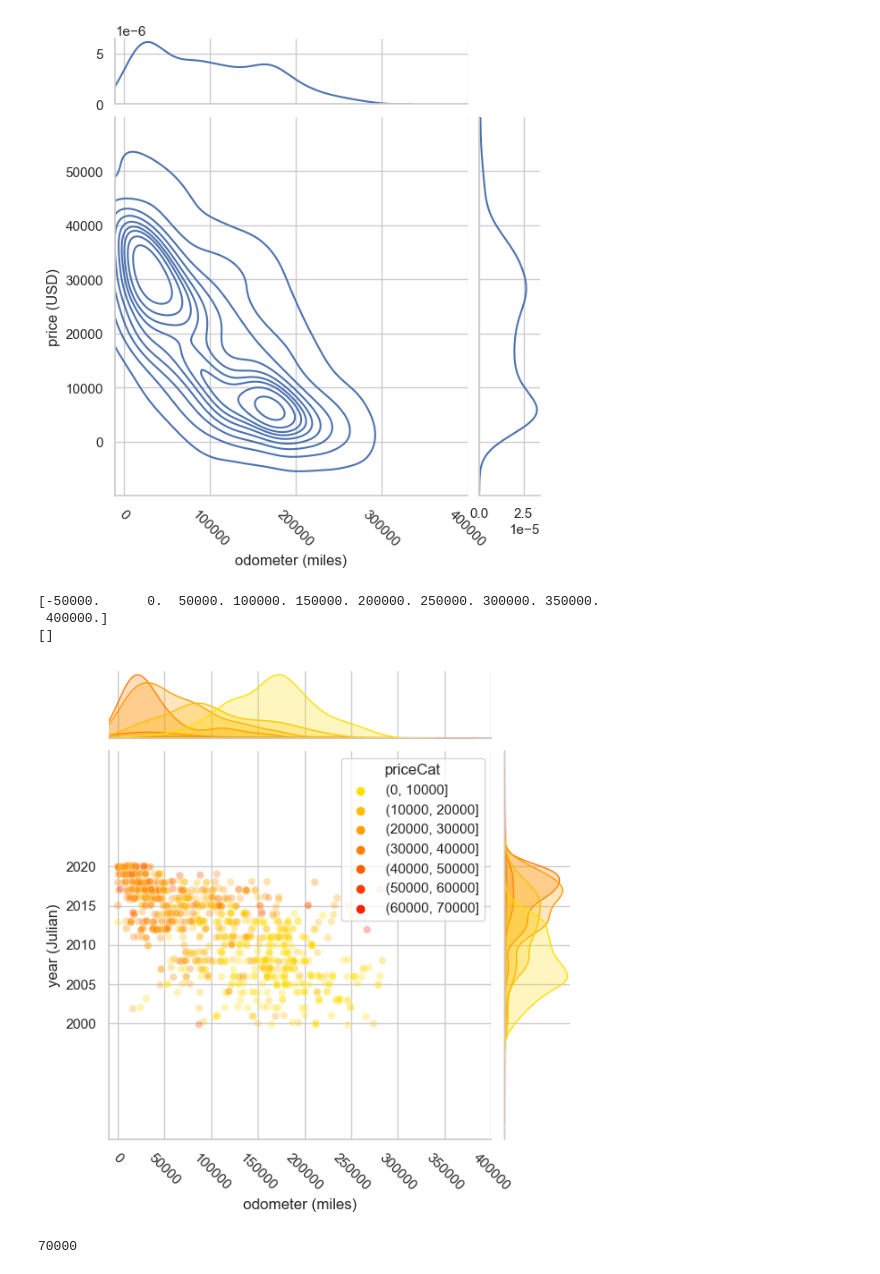
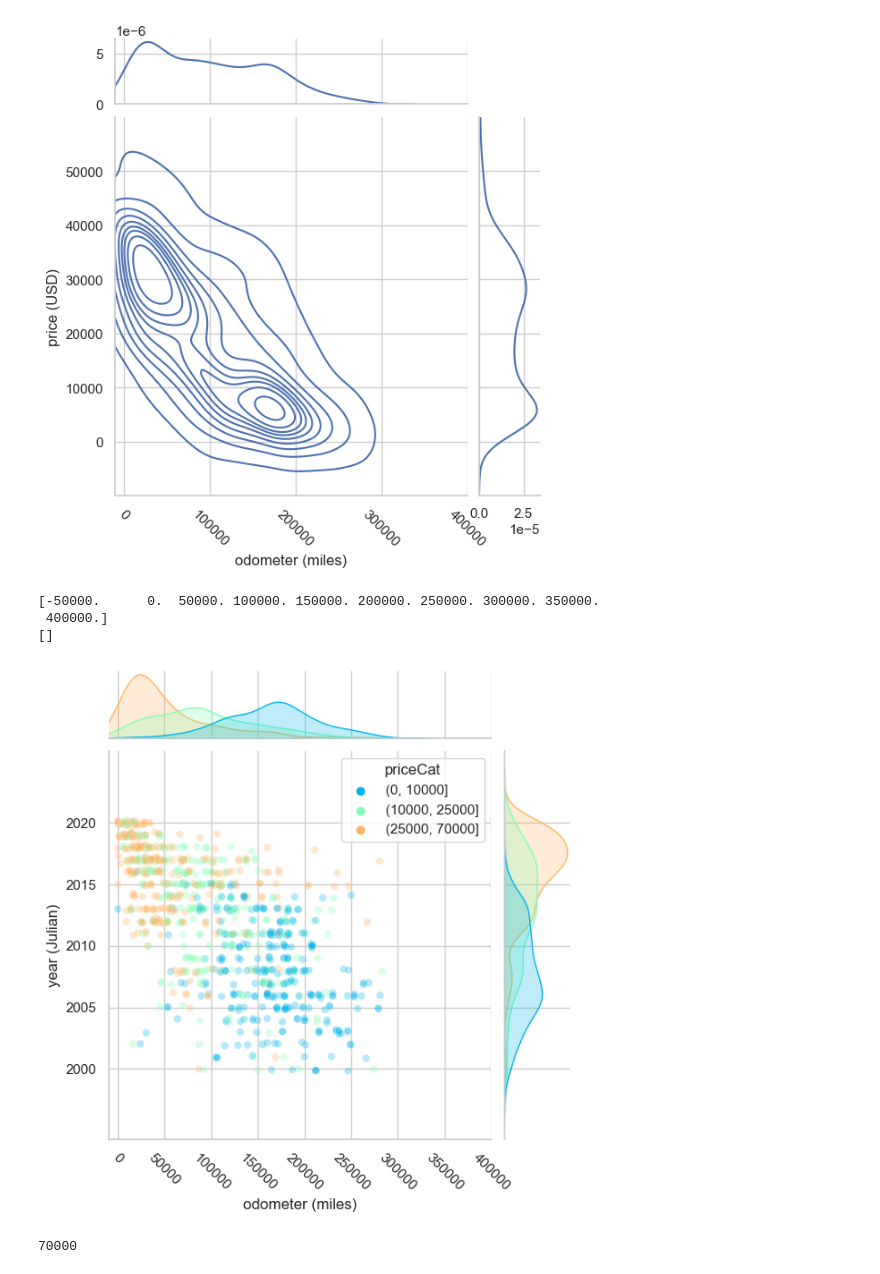
Before and after one commit to luckylluck2/sdp_cars, a Jupyter notebook: Lucs_stuff/data_visualization.ipynb, the cells around one changed output. Cells and saved outputs as stored; diff of their text form; code cells hidden in the pictures.

```diff
--- a/Lucs_stuff/data_visualization.ipynb
+++ b/Lucs_stuff/data_visualization.ipynb
@@ -91,23 +128,23 @@ ax.ax_joint.set_xticks(ticks = ax.ax_joint.get_xticks()[1:], labels=list(map(int
  <matplotlib.axis.XTick at 0x...>]
 [figure]
 # %%
-cars_data_cat['priceCat'] = pd.cut(cars_data_cat['price'], bins = range(0, max(cars_data_cat['price'])+1, 10000))
+cars_data_cat['priceCat'] = pd.cut(cars_data_cat['price'], bins = [0, 10000, 25000, 70000])
 cars_data_cat['yearNoise'] = cars_data_cat['year'] + np.random.randn(len(cars_data_cat['year']))/10
 
 ax = sns.jointplot(data = cars_data_cat.iloc[:1000], y = 'yearNoise', x = 'odometer', hue='priceCat', kind = 'scatter', marginal_ticks=False,
                    xlim = (-10000, 400000), hue_order=np.unique(cars_data_cat['priceCat'].values),
-                   palette=sns.color_palette('autumn_r', n_colors=len(np.unique(cars_data_cat['priceCat'].values))), alpha = 0.3)
+                   palette=sns.color_palette('rainbow', n_colors=len(np.unique(cars_data_cat['priceCat'].values))), alpha =0.3)
 ax.ax_joint.set(xlabel = 'odometer (miles)', ylabel= 'year (Julian)')
 import matplotlib
 print(ax.ax_joint.get_xticks())
 ax.ax_joint.set_yticks(ticks = range(2000, 2021, 5), labels=range(2000, 2021, 5), minor=False)
 ax.ax_joint.set_xticks(ticks = ax.ax_joint.get_xticks()[1:], labels=list(map(int, ax.ax_joint.get_xticks()[1:])), rotation = -45)
 print(ax.ax_marg_x.set_yticks(ticks = []))
 # %% [output]
 [-50000.      0.  50000. 100000. 150000. 200000. 250000. 300000. 350000.
  400000.]
 []
-[figure, old version]
+[figure, new version]
 # %%
 sns.kdeplot(cars_data_cat, x = 'price')
 max(cars_data_cat['price'])
```
Also changed, not shown: parts of 6 cells of this notebook, 4 other files.
